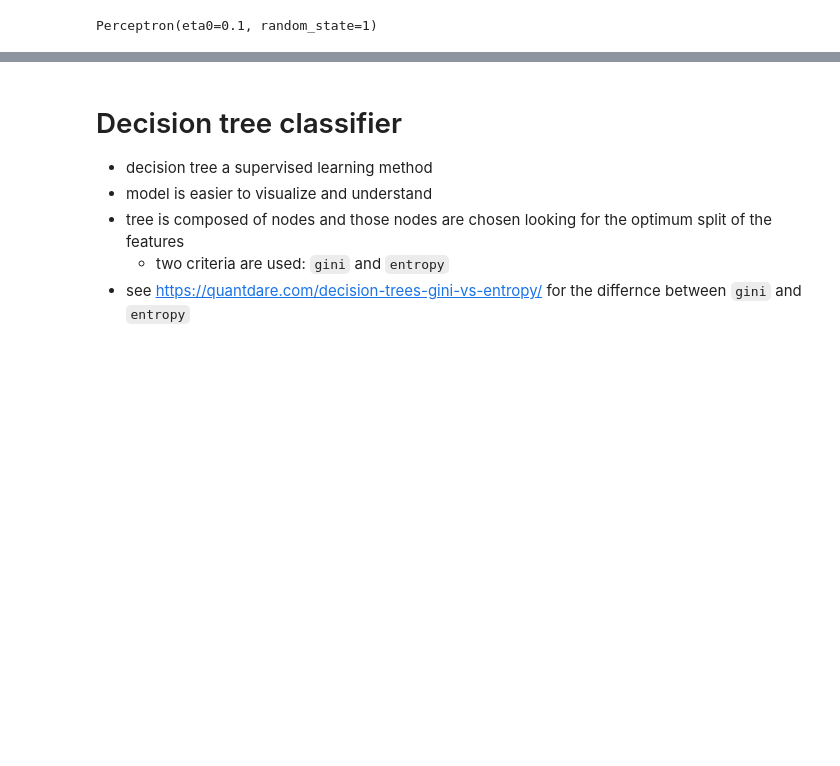
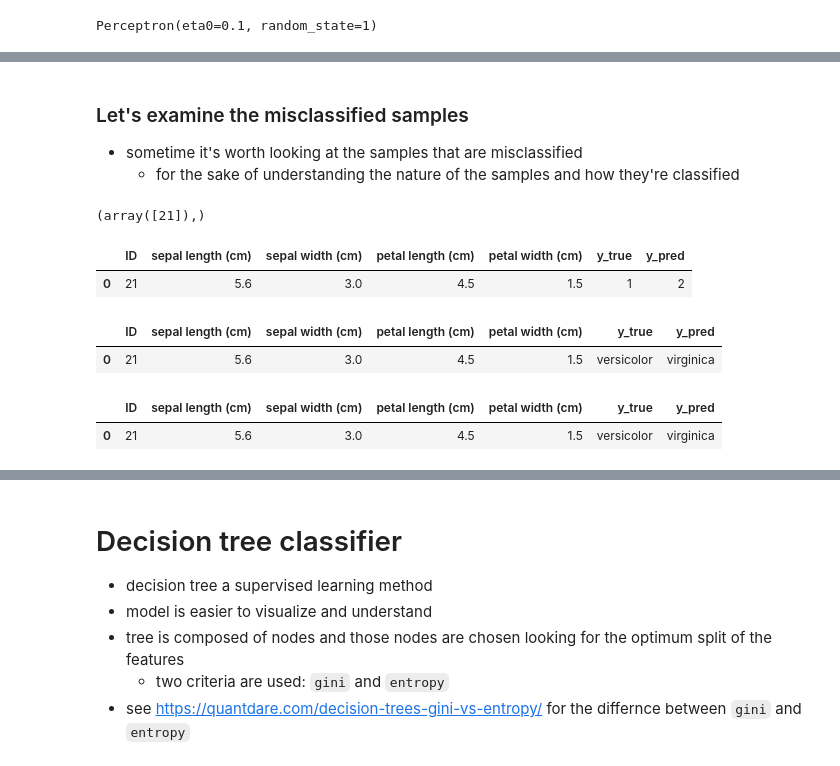
Before and after one commit to rambasnet/Python-Machine-Learning, a Jupyter notebook: Classification.ipynb, the cells around one changed output, grey strips where cells are left out. Saved outputs shown, nothing was run; the diff lists cells and outputs as text; code cells hidden in the pictures; blank space fills up the shorter version.

```diff
--- a/Classification.ipynb
+++ b/Classification.ipynb
@@ -314,0 +296,25 @@ Misclassified examples: 5
+# %% [markdown]
+### Let's examine the misclassified samples
+- sometime it's worth looking at the samples that are misclassified
+    - for the sake of understanding the nature of the samples and how they're classified
+# %%
+# find the indices of all the misclassified samples
+misclassified = np.where(y_test != y_pred)
+# %%
+misclassified
+# %% [output]
+(array([21]),)
+# %%
+# let's create DataFrame to examine the data
+# combin all DataFrame along the axis-1 vertically
+mis_df = pd.concat([pd.DataFrame(misclassified[0].transpose(), columns=['ID']),
+                    pd.DataFrame(X_test[misclassified], columns=iris.feature_names),
+                    pd.DataFrame(y_test[misclassified], columns=['y_true']),
+                    pd.DataFrame(y_pred[misclassified], columns=['y_pred'])
+                   ],
+                   axis=1)
+# %%
+mis_df
+# %% [output]
+|  | ID | sepal length (cm) | sepal width (cm) | petal length (cm) | petal width (cm) | y_true | y_pred |
+| 0 | 21 | 5.6 | 3.0 | 4.5 | 1.5 | 1 | 2 |
@@ -314,0 +326,5 @@ Misclassified examples: 5
+# %%
+mis_df
+# %% [output]
+|  | ID | sepal length (cm) | sepal width (cm) | petal length (cm) | petal width (cm) | y_true | y_pred |
+| 0 | 21 | 5.6 | 3.0 | 4.5 | 1.5 | versicolor | virginica |
@@ -314,0 +351,5 @@ Misclassified examples: 5
+# %%
+mis_df
+# %% [output]
+|  | ID | sepal length (cm) | sepal width (cm) | petal length (cm) | petal width (cm) | y_true | y_pred |
+| 0 | 21 | 5.6 | 3.0 | 4.5 | 1.5 | versicolor | virginica |
```
Also changed, not shown: parts of 27 cells of this notebook.
